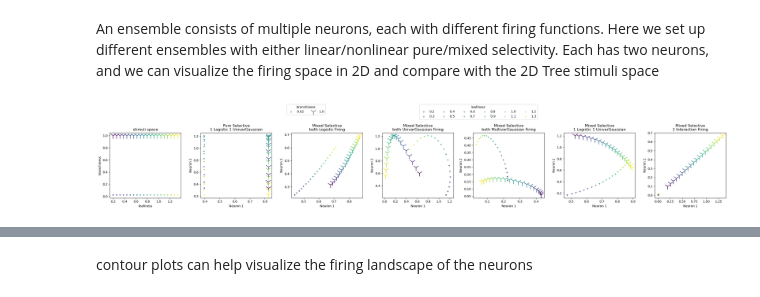
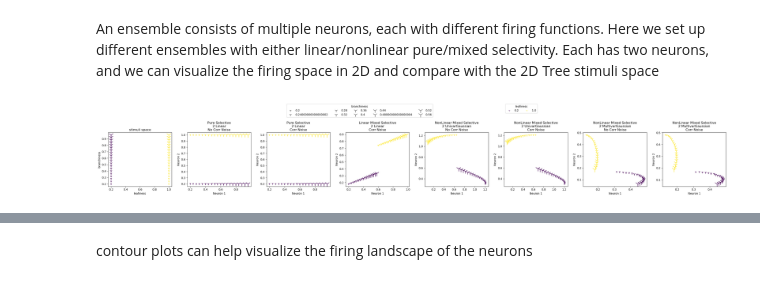
Before and after one commit to ZiluLiang/NeuralGeometry, a Jupyter notebook: MethodsMeeting.ipynb, the cells around one changed output, grey strips where cells are left out. Cells and saved outputs as stored; diff of their text form; code cells hidden in the pictures.

```diff
--- a/MethodsMeeting.ipynb
+++ b/MethodsMeeting.ipynb
@@ -22,0 +21,3 @@ Trees.stimuli
+# %%
+Trees = TreeStimuli(leafiness   = np.linspace(0.2,1,5,False), branchiness = np.linspace(0.2,1,10,False))
+Trees.stimuli.shape
@@ -49,29 +56,24 @@ _ = LinearCombGaussianNeuron(**lcgauneuron_param).plot_firingrate(Trees.stimuli)
 # %% [markdown]
 An ensemble consists of multiple neurons, each with different firing functions. Here we set up different ensembles with either linear/nonlinear pure/mixed selectivity. Each has two neurons, and we can visualize the firing space in 2D and compare with the 2D Tree stimuli space
 # %%
-## Ensemble 1:  2 pure selective - logistic+gaussian
-classes = [LogisticNeuron,UnivariateGaussianNeuron]
-params = [{"w":np.array([[0],[1]]),
-           "k":2,
-           "x0":0.23},
-          {"w":np.array([[1],[0]]),
-           "mu":0.73,
-           "sig":0.33}]
-PureSelectiveMixEnsemble = Ensemble(classes,params)
-PureSelectiveMixEnsemble.fire(Trees.stimuli)
+## Ensemble 1:  2 pure selective - linear+linear no correlated noise
+classes = [LinearNeuron,LinearNeuron]
+params = [{"w":np.array([[0],[1]])},
+          {"w":np.array([[1],[0]])}]
+PureSelectiveMixEnsemble = NoisyEnsemble(classes,params)
+#PureSelectiveMixEnsemble.fire(Trees.stimuli)
 
-## Ensemble 2:  2 mixed selective - logistic
-classes = [LogisticNeuron,LogisticNeuron]
-params = [{"w":np.array([[0.5],[0.5]]),
-           "k":2,
-           "x0":0.23},
-          {"w":np.array([[0.7],[0.2]]),
-           "k":2,
-           "x0":0.73}]
-MixSelectiveLogisticEnsemble = Ensemble(classes,params)
-MixSelectiveLogisticEnsemble.fire(Trees.stimuli)
+## Ensemble 2:  2 pure selective - linear+linear correlated noise
+PureSelectiveMixEnsembleCN = NoisyEnsemble(classes,params,corr=0.8)
+PureSelectiveMixEnsembleCN.fire(Trees.stimuli)
 
-## Ensemble 3:  2 mixed selective - univariate gaussian
+## Ensemble 3:  2 mixed selective - linear+linear correlated noise
+params = [{"w":np.array([[0.5],[0.5]])},
+          {"w":np.array([[0.7],[0.2]])}]
+MixSelectiveLinearEnsembleCN = NoisyEnsemble(classes,params,corr=0.8)
+MixSelectiveLinearEnsembleCN.fire(Trees.stimuli)
+
+## Ensemble 4:  2 mixed selective - univariate gaussian no correlated noise
 classes = [UnivariateGaussianNeuron,UnivariateGaussianNeuron]
 params = [{"w":np.array([[0.5],[0.5]]),
            "mu":0.23,
@@ -79,65 +81,52 @@ params = [{"w":np.array([[0.5],[0.5]]),
           {"w":np.array([[0.7],[0.2]]),
            "mu":0.73,
            "sig":0.33}]
-MixSelectiveUGaussianEnsemble = Ensemble(classes,params)
+MixSelectiveUGaussianEnsemble = NoisyEnsemble(classes,params)
 MixSelectiveUGaussianEnsemble.fire(Trees.stimuli)
 
-## Ensemble 4:  2 mixed selective - multivariate gaussian
+## Ensemble 5:  2 mixed selective - univariate gaussian correlated noise
+MixSelectiveUGaussianEnsembleCN = NoisyEnsemble(classes,params,corr=0.8)
+MixSelectiveUGaussianEnsembleCN.fire(Trees.stimuli)
+
+## Ensemble 6:  2 mixed selective - multivariate gaussian no correlated noise
 classes = [MultivariateGaussianNeuron,MultivariateGaussianNeuron]
 params = [{"mus":[0.23,0.73],
            "cov":0.33},
           {"mus":[1.04,0.17],
            "cov":0.33}]
-MixSelectiveMGaussianEnsemble = Ensemble(classes,params)
+MixSelectiveMGaussianEnsemble = NoisyEnsemble(classes,params)
 MixSelectiveMGaussianEnsemble.fire(Trees.stimuli)
 
-
-## Ensemble 5:  2 mixed selective - logistic+gaussian
-classes = [LogisticNeuron,UnivariateGaussianNeuron]
-params = [{"w":np.array([[0.9],[0.1]]),
-           "k":2,
-           "x0":0.23},
-          {"w":np.array([[0.3],[0.7]]),
-           "mu":0.73,
-           "sig":0.33}]
-MixSelectiveMixEnsemble = Ensemble(classes,params)
-MixSelectiveMixEnsemble.fire(Trees.stimuli)
-
-
-## Ensemble 6:  2 interactioin neuron
-classes = [InteractionNeuron,InteractionNeuron]
-params = [{"w":1,
-           },
-          {"w":0.5,
-           }]
-MixSelectiveInteractionEnsemble = Ensemble(classes,params)
-MixSelectiveInteractionEnsemble.fire(Trees.stimuli)
+## Ensemble 7:  2 mixed selective - multivariate gaussian correlated noise
+MixSelectiveMGaussianEnsembleCN = NoisyEnsemble(classes,params,corr=0.8)
+MixSelectiveMGaussianEnsembleCN.fire(Trees.stimuli)
 
 TwoNeuronSpaces = {
     "stimuli space":Trees.stimuli,
-    "Pure Selective - 1 Logistic 1 UnivarGaussian":PureSelectiveMixEnsemble.fire(Trees.stimuli),
-    "Mixed Selective - both Logistic Firing": MixSelectiveLogisticEnsemble.fire(Trees.stimuli),
-    "Mixed Selective - both UnivarGaussian Firing": MixSelectiveUGaussianEnsemble.fire(Trees.stimuli),
-    "Mixed Selective - both MultivarGaussian Firing": MixSelectiveMGaussianEnsemble.fire(Trees.stimuli),
-    "Mixed Selective - 1 Logistic 1 UnivarGaussian": MixSelectiveMixEnsemble.fire(Trees.stimuli),
-    "Mixed Selective - 2 Interaction Firing": MixSelectiveInteractionEnsemble.fire(Trees.stimuli),
-}
+    "Pure Selective - 2 Linear - No Corr Noise":PureSelectiveMixEnsemble.fire(Trees.stimuli),
+    "Pure Selective - 2 Linear - Corr Noise":PureSelectiveMixEnsembleCN.fire(Trees.stimuli),
+    "Linear Mixed Selective - 2 Linear - Corr Noise": MixSelectiveLinearEnsembleCN.fire(Trees.stimuli),
+    "NonLinear Mixed Selective - 2 UnivarGaussian - No Corr Noise": MixSelectiveUGaussianEnsemble.fire(Trees.stimuli),
+    "NonLinear Mixed Selective - 2 UnivarGaussian - Corr Noise": MixSelectiveUGaussianEnsembleCN.fire(Trees.stimuli),
+    "NonLinear Mixed Selective - 2 MultivarGaussian - No Corr Noise": MixSelectiveMGaussianEnsemble.fire(Trees.stimuli),
+    "NonLinear Mixed Selective - 2 MultivarGaussian - Corr Noise": MixSelectiveMGaussianEnsembleCN.fire(Trees.stimuli),
+    }
 
 fig_fspace,ax_fspace = plt.subplots(1,len(TwoNeuronSpaces),figsize=(4*(len(TwoNeuronSpaces)),4))
 for js,(s_name,s_mat) in enumerate(TwoNeuronSpaces.items()):
     splot=ax_fspace[js].scatter(x=s_mat[:,0],y=s_mat[:,1],c=Trees.stimuli[:,0],s=np.exp(Trees.stimuli[:,1]*3+3),marker="1")
     ax_fspace[js].set_title(s_name.replace(' - ','\n'))
     if "stimuli" in s_name:
         ax_fspace[js].set_xlabel(Trees.featurenames[0])
         ax_fspace[js].set_ylabel(Trees.featurenames[1])
     else:
         ax_fspace[js].set_xlabel("Neuron 1")
         ax_fspace[js].set_ylabel("Neuron 2")
 hs, ls = splot.legend_elements(prop="sizes", alpha=0.6)
 ls = np.unique(Trees.stimuli[:,1])#use original feature value as label
 hc, lc = splot.legend_elements(prop="colors", alpha=0.6)
-fig_fspace.legend(hs,ls, loc='outside upper left',bbox_to_anchor=(0.3,1.2),ncol=6, title=Trees.featurenames[1])
-fig_fspace.legend(hc,lc, loc='outside upper right',bbox_to_anchor=(0.7,1.2),ncol=6, title=Trees.featurenames[0])
+fig_fspace.legend(hs,ls, loc='outside upper left',bbox_to_anchor=(0.3,1.2),ncol=5, title=Trees.featurenames[1])
+fig_fspace.legend(hc,lc, loc='outside upper right',bbox_to_anchor=(0.7,1.2),ncol=5, title=Trees.featurenames[0])
 fig_fspace.tight_layout()
 # %% [output]
-[figure, old version]
+[figure, new version]
```
Also changed, not shown: parts of 30 cells of this notebook.
